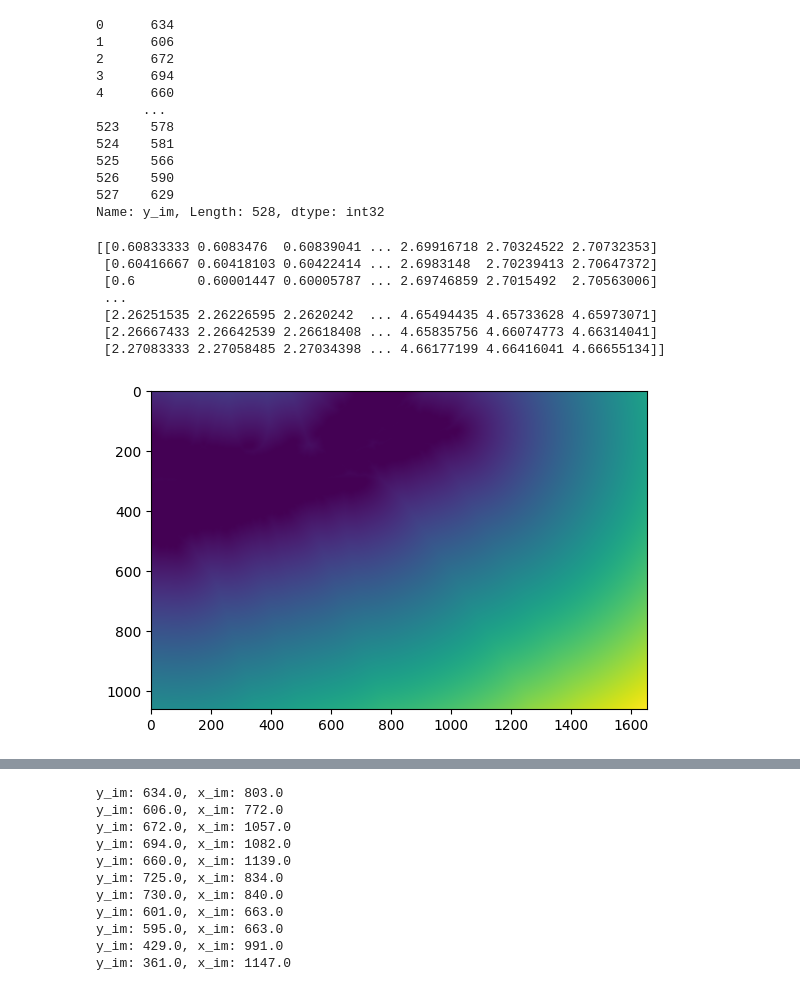
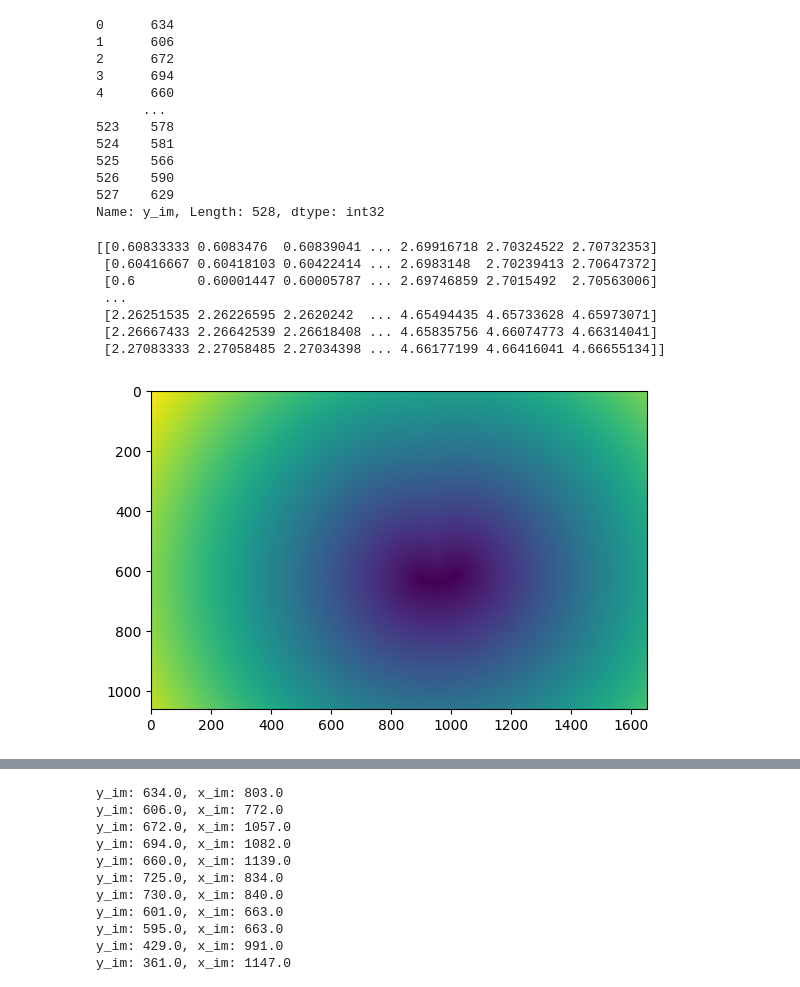
Before and after one commit to abechens/GeoHab-2025, a Jupyter notebook: src/proto/feature_creator.ipynb, the cells around one changed output, grey strips where cells are left out. Drawn from its saved outputs; the diff is of its cells as text; code cells hidden in the pictures.

Commit message:
Oppdatert feature creator med island etc. Litt oppdatert k_fold tester

```diff
--- a/src/proto/feature_creator.ipynb
+++ b/src/proto/feature_creator.ipynb
@@ -183,7 +183,7 @@ from shapely.geometry import shape
 from scipy.spatial import cKDTree
 import numpy as np
 
-def calculate_distance_to_land(raster_data, transform, shapefile_path, island_coords):
+def calculate_distance_to_land(raster_data, transform, shapefile_path, island_coords = np.array([])):
     # Load the raster data
 
 
@@ -195,8 +195,9 @@ def calculate_distance_to_land(raster_data, transform, shapefile_path, island_co
     for geom in land_shapes.geometry:
         geom_mask = geometry_mask([geom], transform=transform, invert=True, out_shape=raster_data.shape)
         land_mask |= geom_mask
+    if not (island_coords.size==0) :
+        land_mask[island_coords[0,0]:island_coords[0,1], island_coords[1,0]:island_coords[1,1]] = False
 
-    land_mask[island_coords[0,0]:island_coords[0,1], island_coords[1,0]:island_coords[1,1]] = False
     # Get the coordinates of all raster cells
     rows, cols = np.indices(raster_data.shape)
     x_coords, y_coords = rasterio.transform.xy(transform, rows, cols)
@@ -210,36 +211,38 @@ def calculate_distance_to_land(raster_data, transform, shapefile_path, island_co
     land_x_coords = x_coords_flat[land_mask_flat]
     land_y_coords = y_coords_flat[land_mask_flat]
 
     # Create a KDTree for the land cells
     land_tree = cKDTree(np.c_[land_x_coords, land_y_coords])
 
     # Calculate the distance from each raster cell to the nearest land cell
     distances, _ = land_tree.query(np.c_[x_coords_flat, y_coords_flat])
 
     # Reshape the distances array to match the raster shape
     distances_reshaped = distances.reshape(raster_data.shape)
 
     return distances_reshaped
 
 # Example usage
 island_coords = np.array([ [550,800], [800, 1100]])
+land_coords = np.array([[0,550], [0,1200]])
 shapefile_path = project_folder_path.joinpath(r'data\auxiliary_data\land.shp')
 distances_to_land = calculate_distance_to_land(depth, transform, shapefile_path, island_coords)
-
+distance_from_island= calculate_distance_to_land(depth, transform, shapefile_path, land_coords)
+combined_distance = calculate_distance_to_land(depth, transform, shapefile_path)
 # Print or save the distances as needed
 print(distances_to_land)
 plt.figure
-plt.imshow(distances_to_land)
+plt.imshow(distance_from_island)
 plt.show()
 # %% [output]
 [[0.60833333 0.6083476  0.60839041 ... 2.69916718 2.70324522 2.70732353]
  [0.60416667 0.60418103 0.60422414 ... 2.6983148  2.70239413 2.70647372]
  [0.6        0.60001447 0.60005787 ... 2.69746859 2.7015492  2.70563006]
  ...
  [2.26251535 2.26226595 2.2620242  ... 4.65494435 4.65733628 4.65973071]
  [2.26667433 2.26642539 2.26618408 ... 4.65835756 4.66074773 4.66314041]
  [2.27083333 2.27058485 2.27034398 ... 4.66177199 4.66416041 4.66655134]]
-[figure, old version]
+[figure, new version]
 # %%
 def degrees_to_meters(distances, latitude):
     # Earth's radius in meters
```
Also changed, not shown: parts of 7 cells of this notebook, 7 other files.
